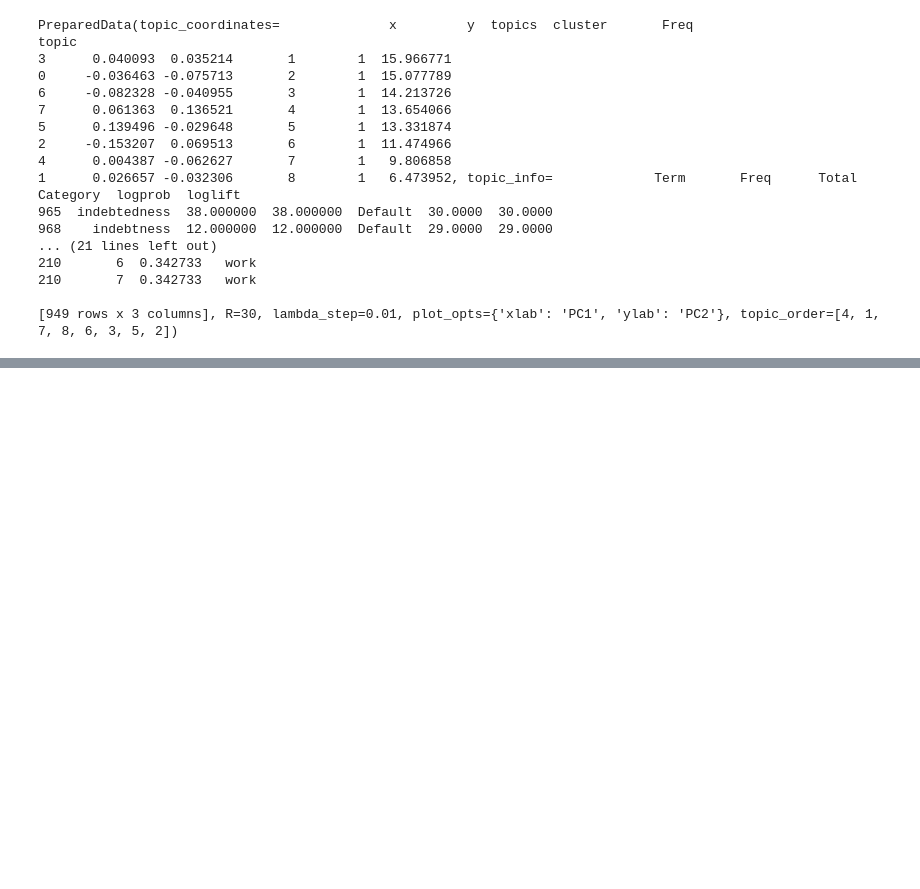
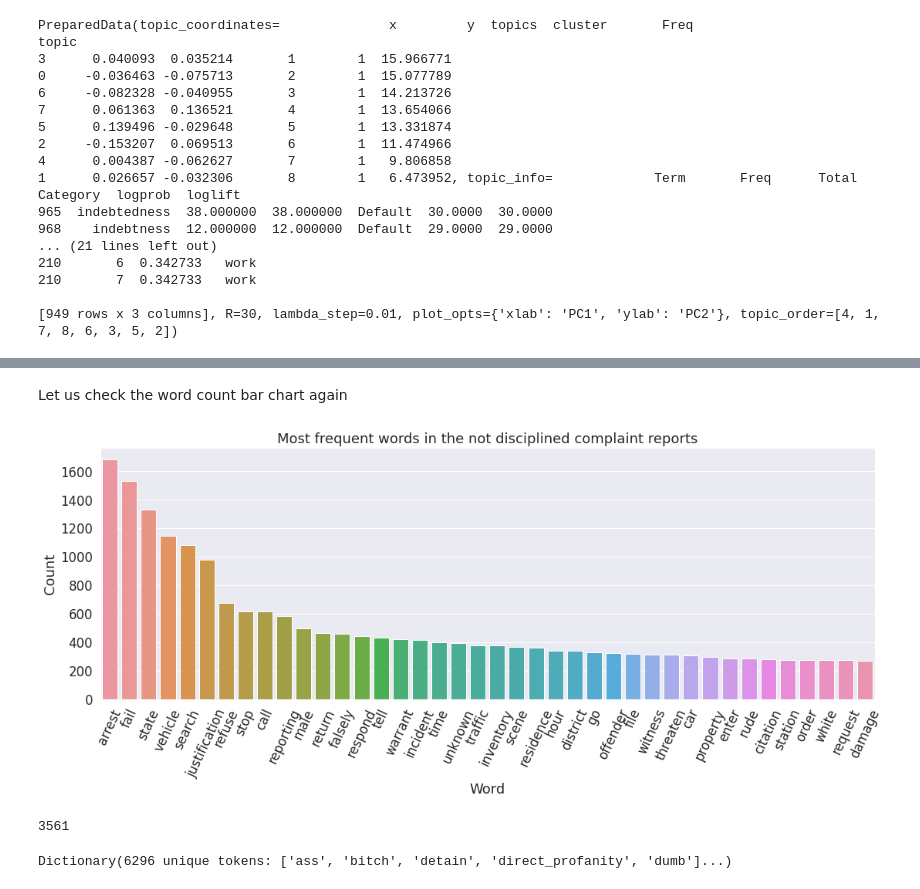
Before and after one commit to jacobkwat/The-Freedom-Donkeys, a Jupyter notebook: checkpoint-5/src/CP5.ipynb, the cells around one changed output, grey strips where cells are left out. Drawn from its saved outputs; the diff is of its cells as text; code cells hidden in the pictures; blank space fills up the shorter version.

```diff
--- a/checkpoint-5/src/CP5.ipynb
+++ b/checkpoint-5/src/CP5.ipynb
@@ -400,0 +580,4 @@ topic
+# %%
+custom_stop_words2 = ["party", "complainant", "victim", "provide"]
+# %%
+corpus_not_disciplined, words_dict_not_disciplined = create_complaint_corpus(complaint_narrative_not_disciplined, custom_stop_words + custom_stop_words2)
@@ -400,0 +588,6 @@ topic
+# %% [markdown]
+Let us check the word count bar chart again
+# %%
+plot_word_count_bar_chart(words_dict_not_disciplined, num_of_words=40, type_of_report='not disciplined')
+# %% [output]
+[figure, added]
@@ -400,0 +598,9 @@ topic
+# %%
+len(corpus_not_disciplined_with_bigram)
+# %% [output]
+3561
+# %%
+dictionary_not_disciplined = Dictionary(corpus_not_disciplined_with_bigram)
+print(dictionary_not_disciplined)
+# %% [output]
+Dictionary(6296 unique tokens: ['ass', 'bitch', 'detain', 'direct_profanity', 'dumb']...)
```
Also changed, not shown: parts of 57 cells of this notebook.
